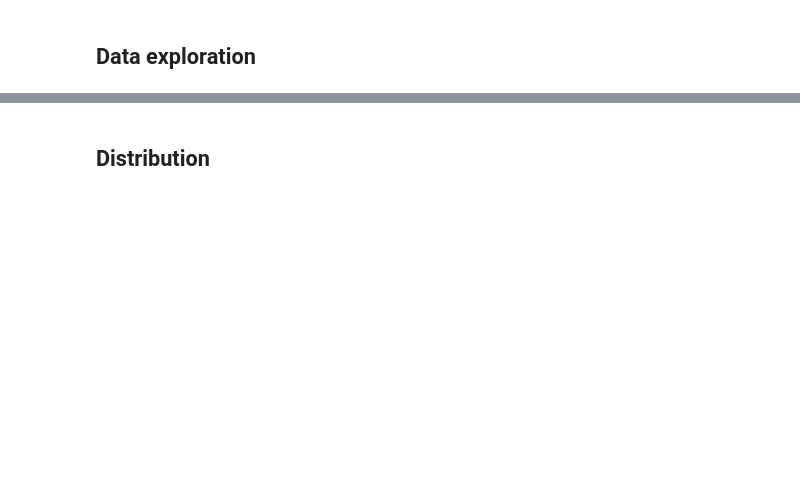
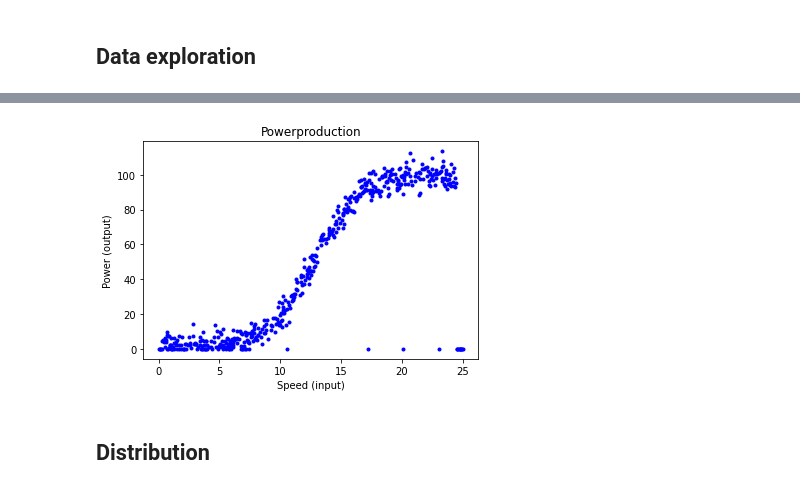
Before and after one commit to caroltreacy/programming-2020-project, a Jupyter notebook: Project 2020.ipynb, the cells around one changed output, grey strips where cells are left out. Drawn from its saved outputs; the diff is of its cells as text; code cells hidden in the pictures; blank space fills up the shorter version.

```diff
--- a/Project 2020.ipynb
+++ b/Project 2020.ipynb
@@ -338,2 +419,20 @@ NameError: name 'plot' is not defined
+# %%
+# I seperated the speed and the power and printed as individual lists.
+a = df['speed']
+# %%
+b = df['power']
+# %%
+# Create the plot.
+plt.plot(a, b, 'b.')
+
+# label the plot
+plt.xlabel('Speed (input)')
+plt.ylabel('Power (output)')
+plt.title('Powerproduction')
+
+# Show the plot.
+plt.show()
+# %% [output]
+[figure, added]
 # %% [markdown]
 ## Distribution
```
Also changed, not shown: parts of 27 cells of this notebook, 4 other files.
